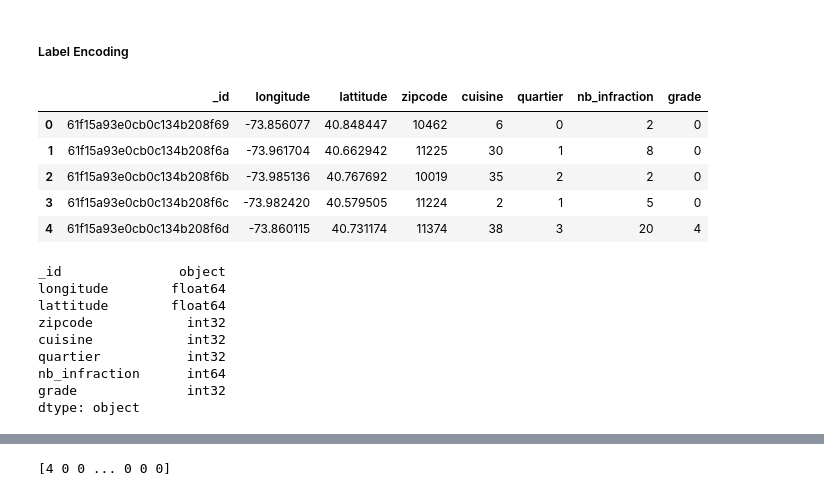
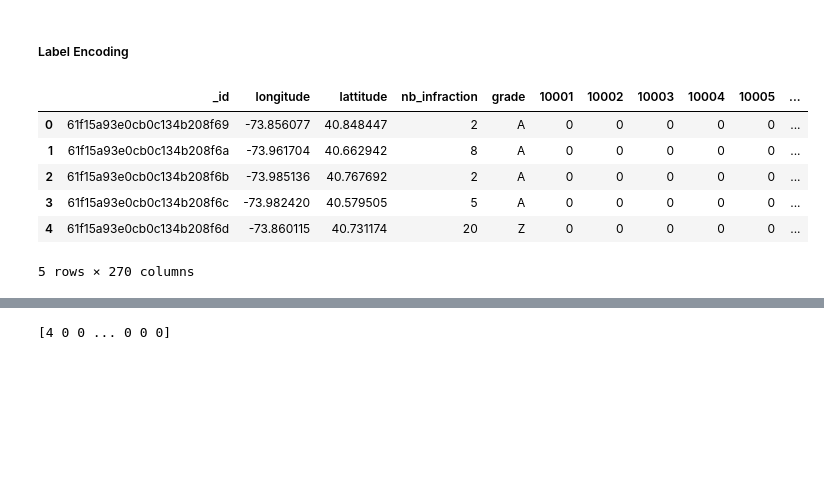
Before and after one commit to atchiasso/IAData_cours_2, a Jupyter notebook: Big Data/projet_bigdata_copy.ipynb, the cells around one changed output, grey strips where cells are left out. Saved outputs shown, nothing was run; the diff lists cells and outputs as text; code cells hidden in the pictures; blank space fills up the shorter version.

```diff
--- a/Big Data/projet_bigdata_copy.ipynb
+++ b/Big Data/projet_bigdata_copy.ipynb
@@ -237,32 +219,26 @@ Not Yet Graded       1
 Name: grade, dtype: int64
 # %% [markdown]
 ##### Label Encoding
-# %%
-from sklearn.preprocessing import LabelEncoder
-
-df['cuisine'] = LabelEncoder().fit_transform(df['cuisine'])
-df['quartier'] = LabelEncoder().fit_transform(df['quartier'])
-df['grade'] = LabelEncoder().fit_transform(df['grade'])
-df.head()
-# %% [output]
-|  | _id | longitude | lattitude | zipcode | cuisine | quartier | nb_infraction | grade |
-| 0 | 61f15a93e0cb0c134b208f69 | -73.856077 | 40.848447 | 10462 | 6 | 0 | 2 | 0 |
-| 1 | 61f15a93e0cb0c134b208f6a | -73.961704 | 40.662942 | 11225 | 30 | 1 | 8 | 0 |
-| 2 | 61f15a93e0cb0c134b208f6b | -73.985136 | 40.767692 | 10019 | 35 | 2 | 2 | 0 |
-| 3 | 61f15a93e0cb0c134b208f6c | -73.982420 | 40.579505 | 11224 | 2 | 1 | 5 | 0 |
-| 4 | 61f15a93e0cb0c134b208f6d | -73.860115 | 40.731174 | 11374 | 38 | 3 | 20 | 4 |
-# %%
-df["zipcode"] = df["zipcode"].astype(str).astype(int)
-df.dtypes
-# %% [output]
-_id               object
-longitude        float64
-lattitude        float64
-zipcode            int32
-cuisine            int32
-quartier           int32
-nb_infraction      int64
-grade              int32
-dtype: object
+# %%
+df["zipcode"] = df["zipcode"].astype(str)
+one_hot = pd.get_dummies(df['zipcode'])
+df = df.drop('zipcode',axis = 1)
+df = df.join(one_hot)
+one_hot = pd.get_dummies(df['quartier'])
+df = df.drop('quartier',axis = 1)
+df = df.join(one_hot)
+one_hot = pd.get_dummies(df['cuisine'])
+df = df.drop('cuisine',axis = 1)
+df = df.join(one_hot)
+
+df.head()
+# %% [output]
+|  | _id | longitude | lattitude | nb_infraction | grade | 10001 | 10002 | 10003 | 10004 | 10005 | ... |
+| 0 | 61f15a93e0cb0c134b208f69 | -73.856077 | 40.848447 | 2 | A | 0 | 0 | 0 | 0 | 0 | ... |
+| 1 | 61f15a93e0cb0c134b208f6a | -73.961704 | 40.662942 | 8 | A | 0 | 0 | 0 | 0 | 0 | ... |
+| 2 | 61f15a93e0cb0c134b208f6b | -73.985136 | 40.767692 | 2 | A | 0 | 0 | 0 | 0 | 0 | ... |
+| 3 | 61f15a93e0cb0c134b208f6c | -73.982420 | 40.579505 | 5 | A | 0 | 0 | 0 | 0 | 0 | ... |
+| 4 | 61f15a93e0cb0c134b208f6d | -73.860115 | 40.731174 | 20 | Z | 0 | 0 | 0 | 0 | 0 | ... |
+5 rows × 270 columns
 # %%
 del df['_id']
```
Also changed, not shown: parts of 9 cells of this notebook, 1 other file.
